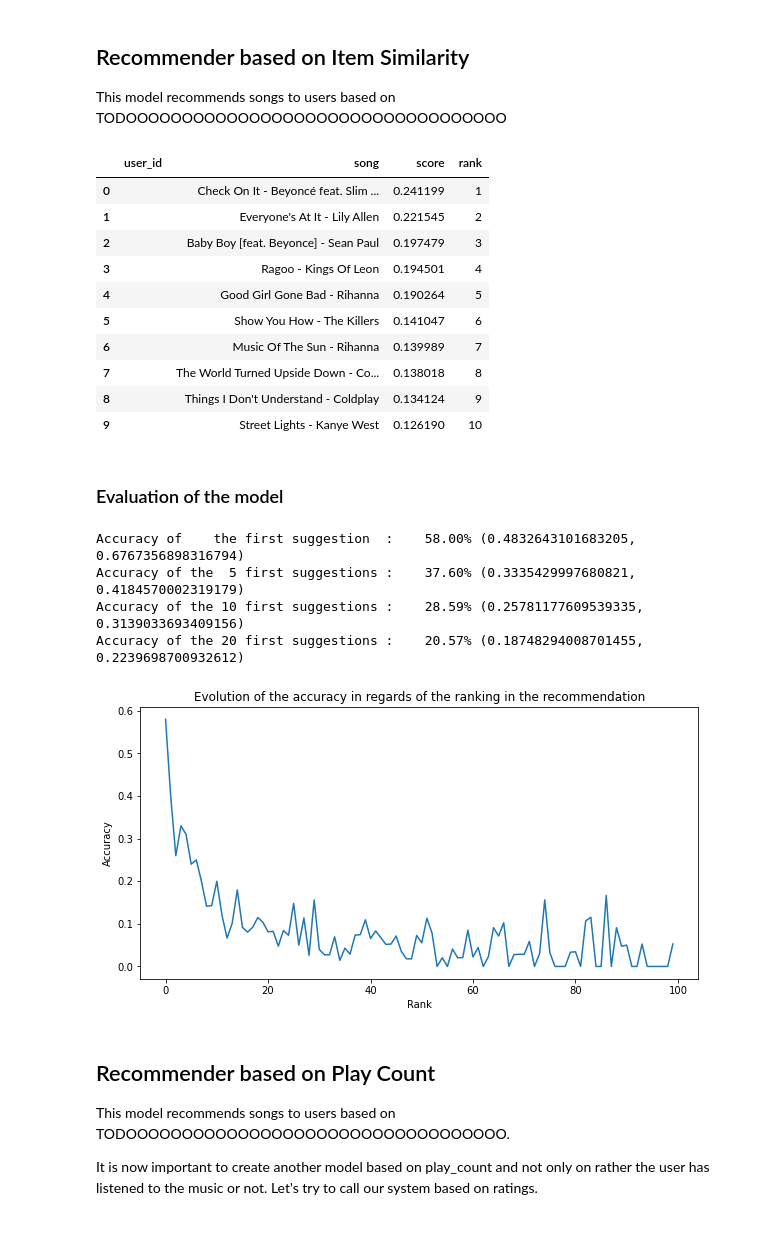
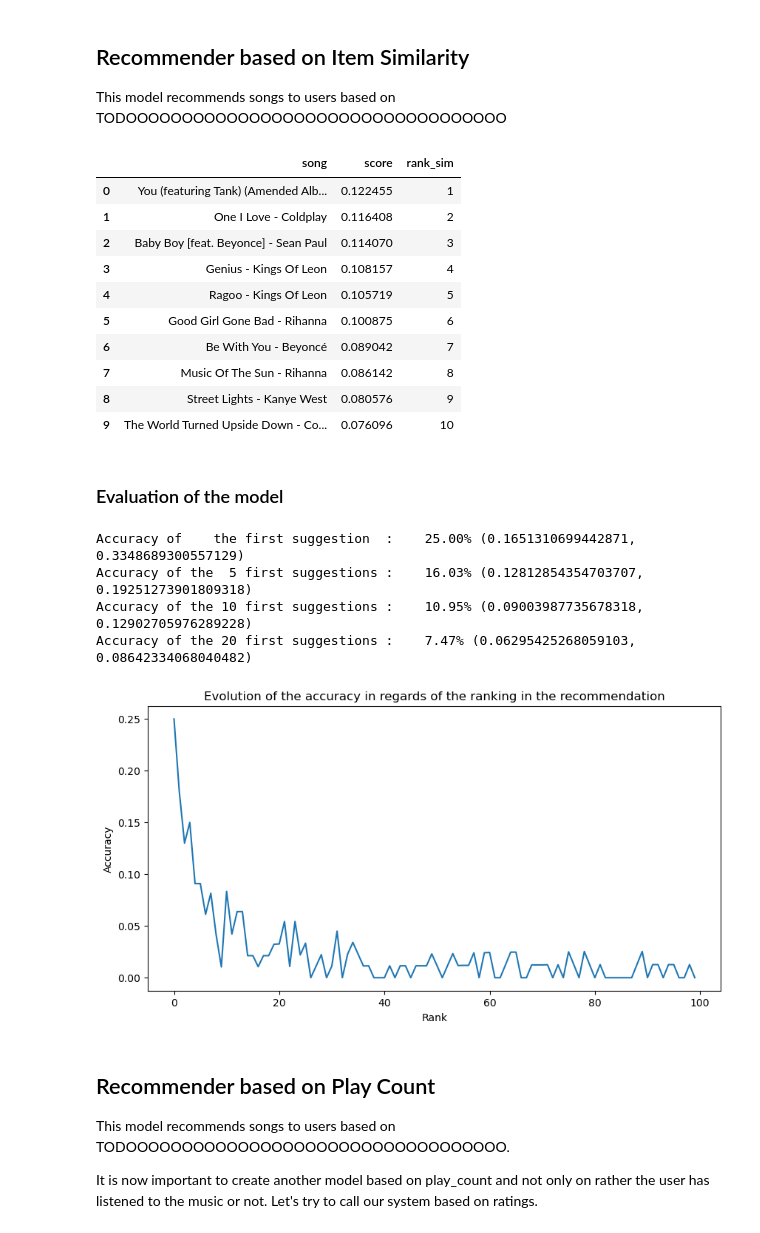
Before and after one commit to PierreChag/fml-spotify-recommendation, a Jupyter notebook: Recommender.ipynb, the cells around one changed output. Drawn from its saved outputs; the diff is of its cells as text; code cells hidden in the pictures.

```diff
--- a/Recommender.ipynb
+++ b/Recommender.ipynb
@@ -48,6 +49,8 @@ df = df[df['song_n_users'] >= min_listenings].drop_duplicates()
 # %%
 user_ids = df[['user_id']].drop_duplicates()
 df_test = df[['song', 'user_id', 'play_count']].reset_index(drop=True)
+df_test = df_test[['song', 'user_id', 'play_count']].sample(frac=1).reset_index(drop=True)
+
 df_test.head()
 # %% [output]
 |  | song | user_id | play_count |
@@ -64,4 +72,8 @@ In this part, we will create, test and evaluate different model to give recommen
 seed = 123
 sample_fraction = 0.7
 
+train_data = df_test.groupby('user_id', as_index=False)
+train_data = train_data.apply(lambda user_songs: user_songs.sample(frac=sample_fraction, random_state=seed))
+
+
 evaluation = Evaluation.Evaluation(user_ids, df_test, seed)
@@ -123,32 +113,32 @@ Accuracy of the 20 first suggestions :    15.40% (0.14904693331112376, 0.1590530
 
 This model recommends songs to users based on TODOOOOOOOOOOOOOOOOOOOOOOOOOOOOOOOOOO
 # %%
-reco_sim = Recommenders.ItemSimilarityRecommender(df_test, seed, sample_fraction)
+reco_sim = Recommenders.ItemSimilarityRecommender(train_data)
 
 # Example with user ca055b9072e5a68d89f42099869213404f56a981
 reco_sim.recommend('ca055b9072e5a68d89f42099869213404f56a981', 10)[0]
 # %% [output]
-|  | user_id | song | score | rank |
-| 0 |  | Check On It - Beyoncé feat. Slim ... | 0.241199 | 1 |
-| 1 |  | Everyone's At It - Lily Allen | 0.221545 | 2 |
-| 2 |  | Baby Boy [feat. Beyonce] - Sean Paul | 0.197479 | 3 |
-| 3 |  | Ragoo - Kings Of Leon | 0.194501 | 4 |
-| 4 |  | Good Girl Gone Bad - Rihanna | 0.190264 | 5 |
-| 5 |  | Show You How - The Killers | 0.141047 | 6 |
-| 6 |  | Music Of The Sun - Rihanna | 0.139989 | 7 |
-| 7 |  | The World Turned Upside Down - Co... | 0.138018 | 8 |
-| 8 |  | Things I Don't Understand - Coldplay | 0.134124 | 9 |
-| 9 |  | Street Lights - Kanye West | 0.126190 | 10 |
+|  | song | score | rank_sim |
+| 0 | You (featuring Tank) (Amended Alb... | 0.122455 | 1 |
+| 1 | One I Love - Coldplay | 0.116408 | 2 |
+| 2 | Baby Boy [feat. Beyonce] - Sean Paul | 0.114070 | 3 |
+| 3 | Genius - Kings Of Leon | 0.108157 | 4 |
+| 4 | Ragoo - Kings Of Leon | 0.105719 | 5 |
+| 5 | Good Girl Gone Bad - Rihanna | 0.100875 | 6 |
+| 6 | Be With You - Beyoncé | 0.089042 | 7 |
+| 7 | Music Of The Sun - Rihanna | 0.086142 | 8 |
+| 8 | Street Lights - Kanye West | 0.080576 | 9 |
+| 9 | The World Turned Upside Down - Co... | 0.076096 | 10 |
 # %% [markdown]
 ### Evaluation of the model
 # %%
 evaluation.evaluate(reco_sim.recommend, 100)
 # %% [output]
-Accuracy of    the first suggestion  :    58.00% (0.4832643101683205, 0.6767356898316794)
-Accuracy of the  5 first suggestions :    37.60% (0.3335429997680821, 0.4184570002319179)
-Accuracy of the 10 first suggestions :    28.59% (0.25781177609539335, 0.3139033693409156)
-Accuracy of the 20 first suggestions :    20.57% (0.18748294008701455, 0.2239698700932612)
+Accuracy of    the first suggestion  :    25.00% (0.1651310699442871, 0.3348689300557129)
+Accuracy of the  5 first suggestions :    16.03% (0.12812854354703707, 0.19251273901809318)
+Accuracy of the 10 first suggestions :    10.95% (0.09003987735678318, 0.12902705976289228)
+Accuracy of the 20 first suggestions :    7.47% (0.06295425268059103, 0.08642334068040482)
-[figure, old version]
+[figure, new version]
 # %% [markdown]
 ## Recommender based on Play Count
 
```
Also changed, not shown: parts of 11 cells of this notebook, 2 other files.
